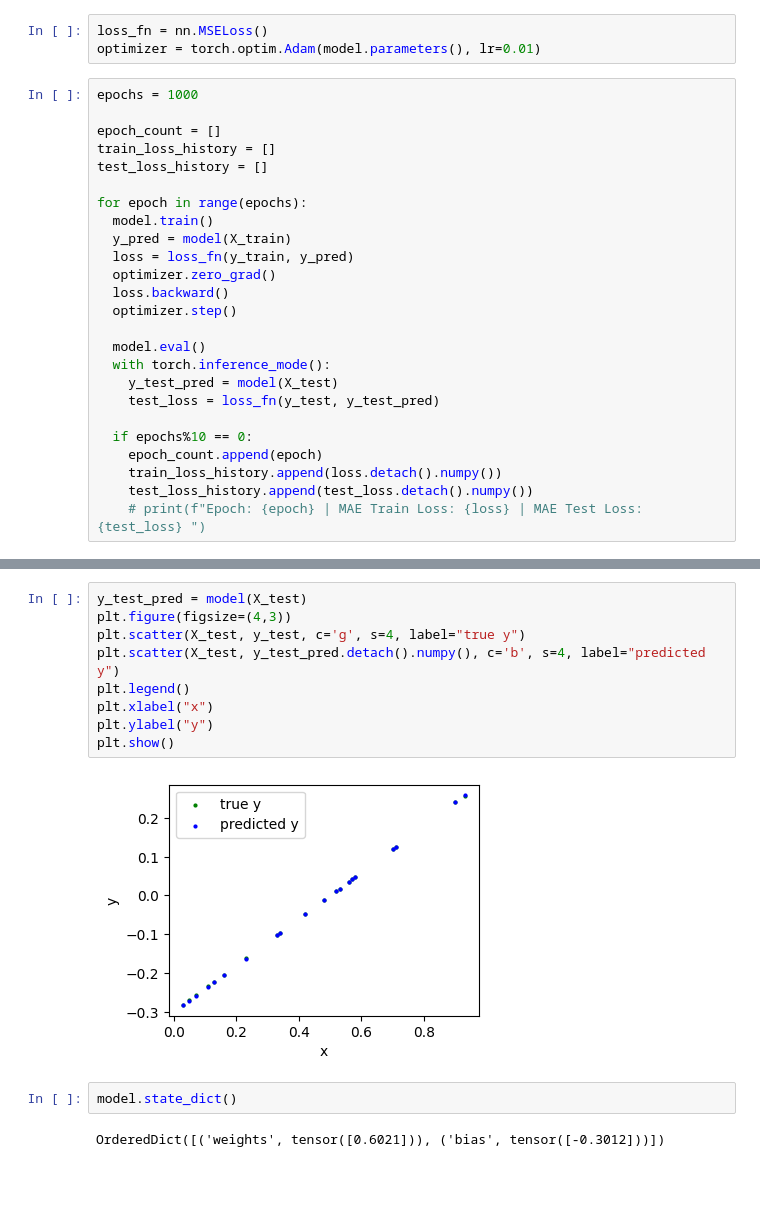
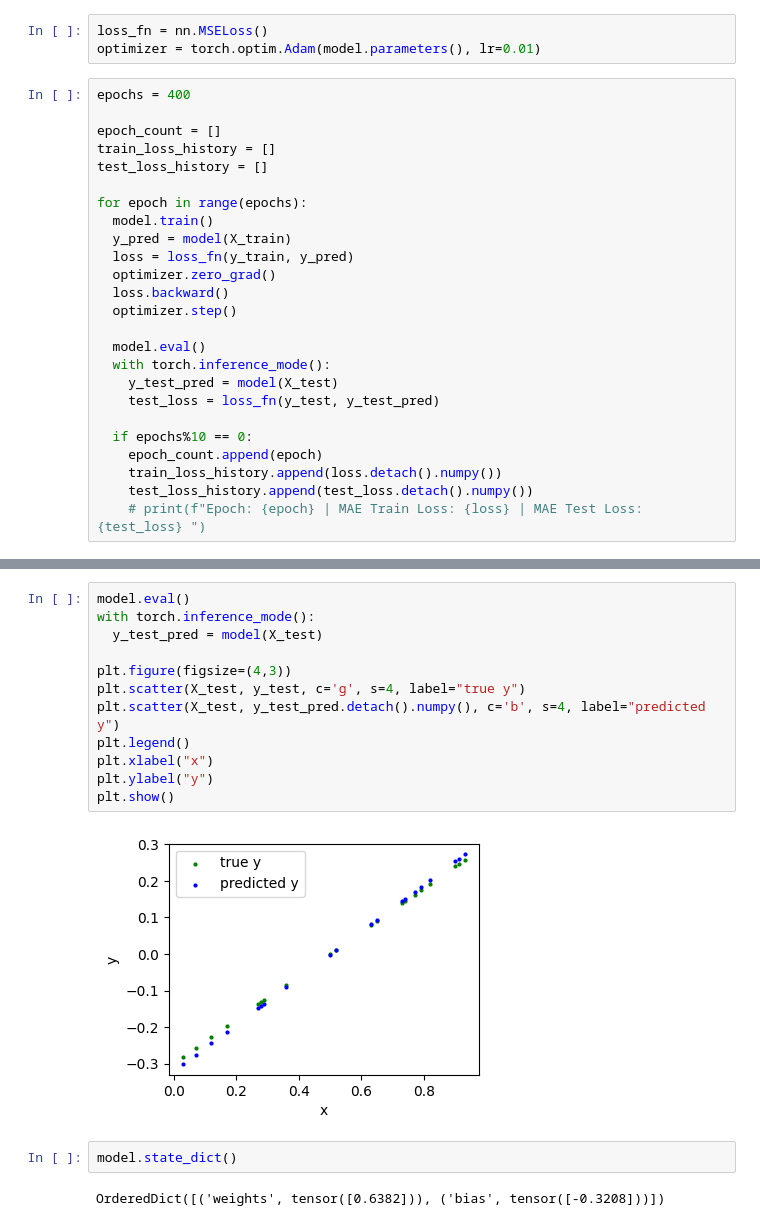
Before and after one commit to SarveshMD/colab-notebooks, a Jupyter notebook: pytorch_workflow.ipynb, the cells around one changed output, grey strips where cells are left out. Drawn from its saved outputs; the diff is of its cells as text; blank space fills up the shorter version.

Commit message:
Video up to 8:32:00 - Chapter 1: PyTorch Workflow

```diff
--- a/pytorch_workflow.ipynb
+++ b/pytorch_workflow.ipynb
@@ -61,7 +61,7 @@ tensor([-1.1925, -1.2104, -1.1534, -1.1836, -1.2495, -1.1713, -1.1601, -1.1490,
 loss_fn = nn.MSELoss()
 optimizer = torch.optim.Adam(model.parameters(), lr=0.01)
 # %%
-epochs = 1000
+epochs = 400
 
 epoch_count = []
 train_loss_history = []
@@ -104,15 +98,18 @@ plt.show()
 # %%
-y_test_pred = model(X_test)
+model.eval()
+with torch.inference_mode():
+  y_test_pred = model(X_test)
+
 plt.figure(figsize=(4,3))
 plt.scatter(X_test, y_test, c='g', s=4, label="true y")
 plt.scatter(X_test, y_test_pred.detach().numpy(), c='b', s=4, label="predicted y")
 plt.legend()
 plt.xlabel("x")
 plt.ylabel("y")
 plt.show()
 # %% [output]
-[figure, old version]
+[figure, new version]
 # %%
 model.state_dict()
 # %% [output]
-OrderedDict([('weights', tensor([0.6021])), ('bias', tensor([-0.3012]))])
+OrderedDict([('weights', tensor([0.6382])), ('bias', tensor([-0.3208]))])
```
Also changed, not shown: parts of 10 cells of this notebook.
